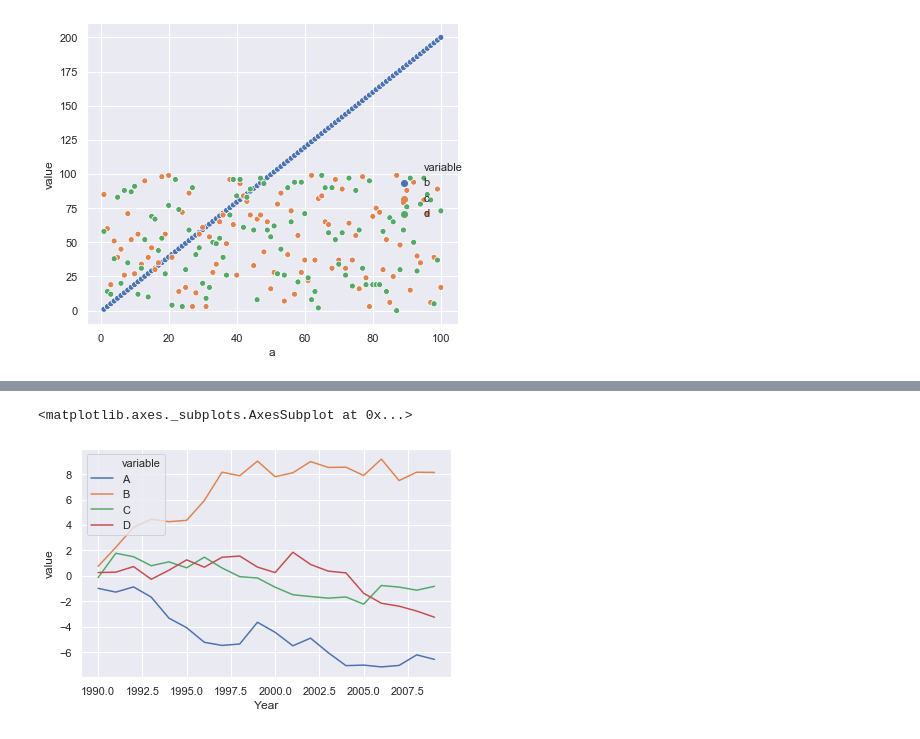
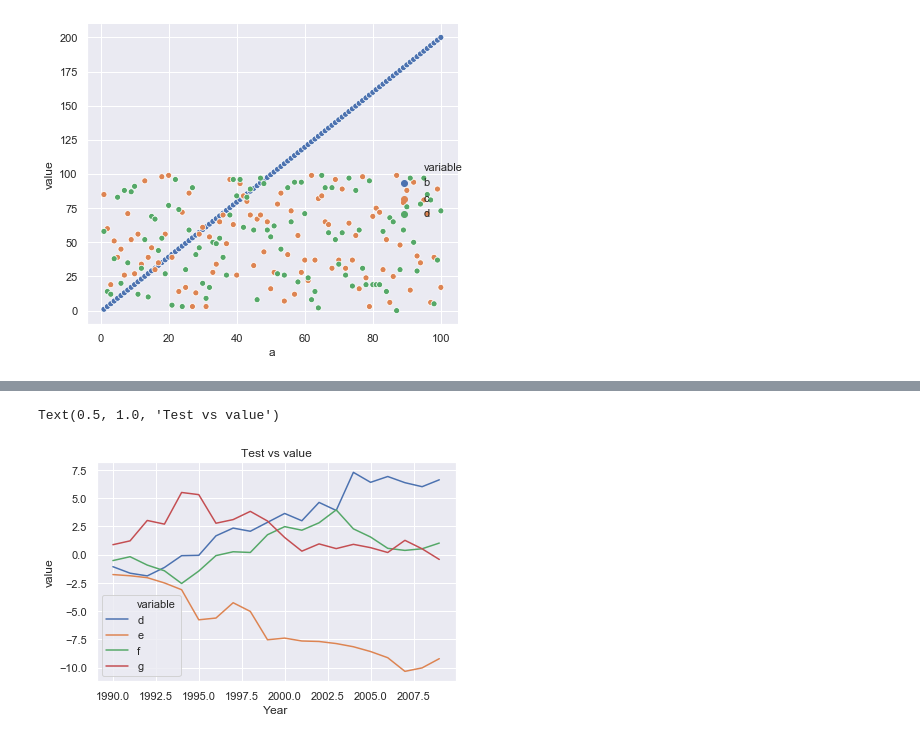
Before and after one commit to watate/FYP, a Jupyter notebook: analysis_jupyter.ipynb, the cells around one changed output, grey strips where cells are left out. Cells and saved outputs as stored; diff of their text form; code cells hidden in the pictures.

```diff
--- a/analysis_jupyter.ipynb
+++ b/analysis_jupyter.ipynb
@@ -84,3 +84,6 @@ data_preproc = pd.DataFrame({
     'B': np.random.randn(num_rows).cumsum(),
     'C': np.random.randn(num_rows).cumsum(),
     'D': np.random.randn(num_rows).cumsum()})
+# %%
+data_preproc.columns = ['Year', 'd', 'e', 'f', 'g']
+print(data_preproc)
@@ -87,6 +108,9 @@ data_preproc = pd.DataFrame({
 # %%
-sb.lineplot(x='Year', y='value', hue='variable',
+t = "Test"
+y = "value"
+g = sb.lineplot(x='Year', y=y, hue='variable',
              data=pd.melt(data_preproc, id_vars=['Year']))
+g.set_title("{0} vs {1}".format(t, y))
 # %% [output]
-<matplotlib.axes._subplots.AxesSubplot at 0x...>
+Text(0.5, 1.0, 'Test vs value')
-[figure, old version]
+[figure, new version]
```
Also changed, not shown: parts of 1 cell of this notebook, 6 other files.
